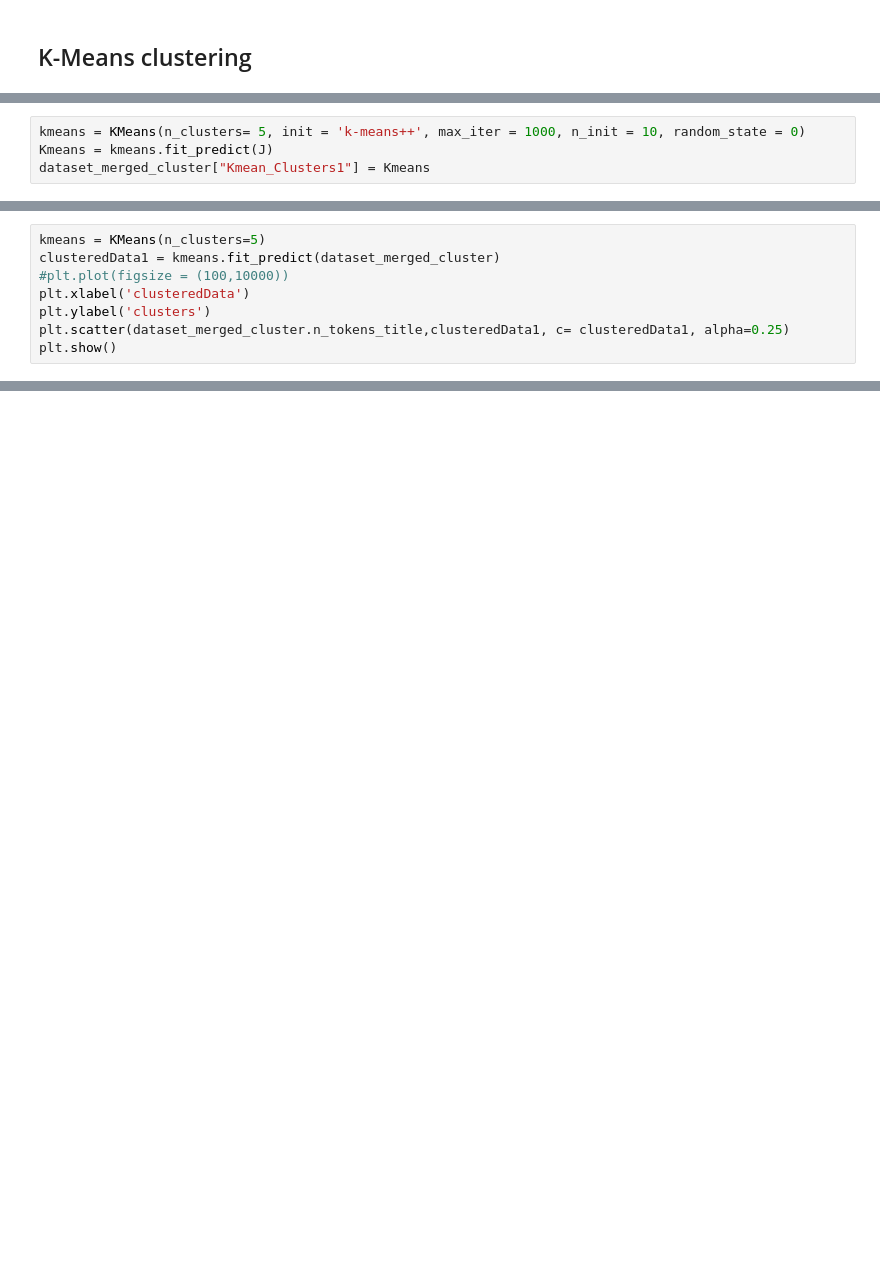
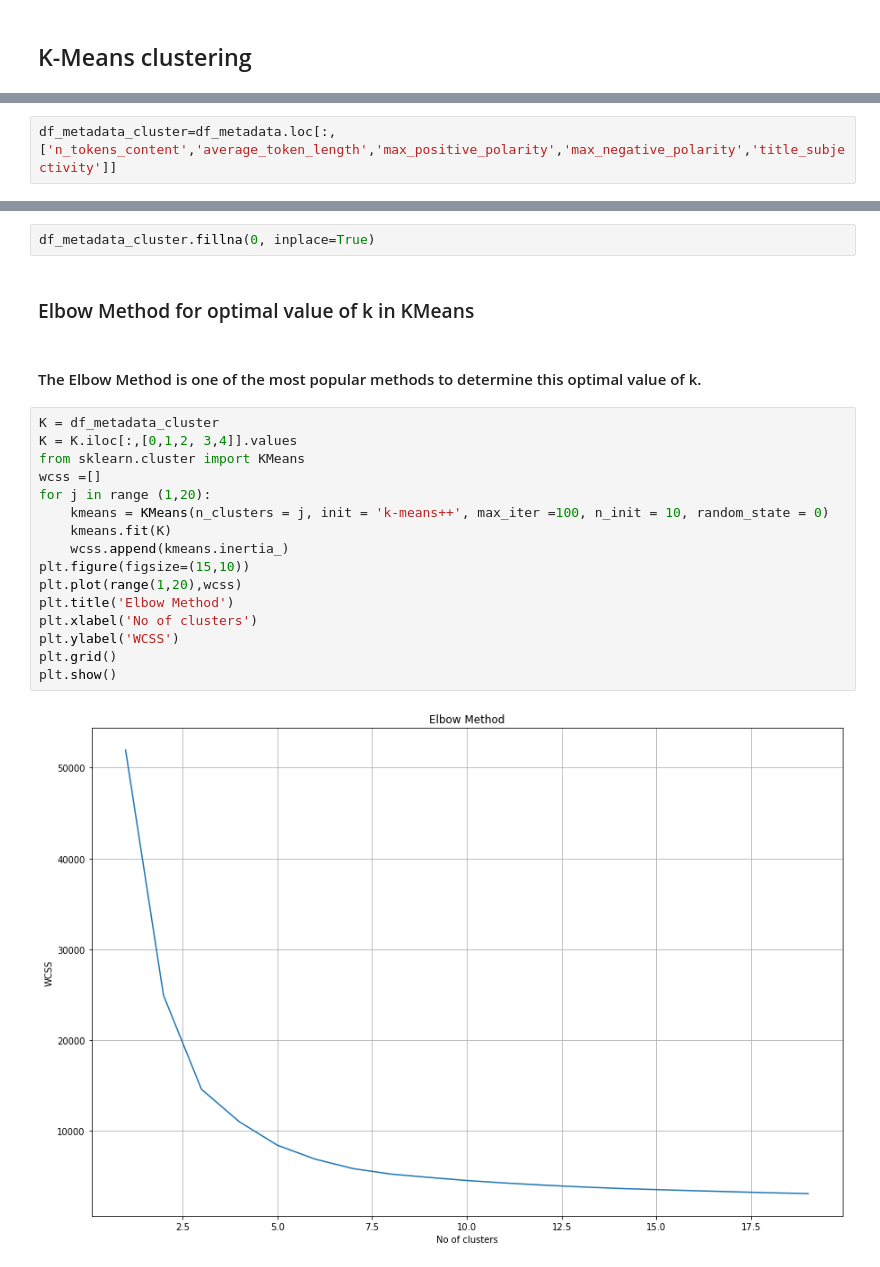
Before and after one commit to ihayet/EECS731_FakeNews_Project, a Jupyter notebook: notebooks/Kaggle_Featureextractions_clustering.ipynb, the cells around one changed output, grey strips where cells are left out. Drawn from its saved outputs; the diff is of its cells as text; blank space fills up the shorter version.

```diff
--- a/notebooks/Kaggle_Featureextractions_clustering.ipynb
+++ b/notebooks/Kaggle_Featureextractions_clustering.ipynb
@@ -290,4 +66,0 @@ dataset_merged_cluster['title'] = dataset_merged_cluster['title'].astype(str)
-# %%
-kmeans = KMeans(n_clusters= 5, init = 'k-means++', max_iter = 1000, n_init = 10, random_state = 0)
-Kmeans = kmeans.fit_predict(J)
-dataset_merged_cluster["Kmean_Clusters1"] = Kmeans
@@ -342,8 +66,0 @@ Name: n_tokens_title, dtype: int64
-# %%
-kmeans = KMeans(n_clusters=5)
-clusteredData1 = kmeans.fit_predict(dataset_merged_cluster)
-#plt.plot(figsize = (100,10000))
-plt.xlabel('clusteredData')
-plt.ylabel('clusters')
-plt.scatter(dataset_merged_cluster.n_tokens_title,clusteredData1, c= clusteredData1, alpha=0.25)
-plt.show()
@@ -465,0 +82,2 @@ Name: n_tokens_title, dtype: int64
+# %%
+df_metadata_cluster=df_metadata.loc[:,['n_tokens_content','average_token_length','max_positive_polarity','max_negative_polarity','title_subjectivity']]
@@ -465,0 +95,24 @@ Name: n_tokens_title, dtype: int64
+# %%
+df_metadata_cluster.fillna(0, inplace=True)
+# %% [markdown]
+### Elbow Method for optimal value of k in KMeans
+# %% [markdown]
+#### The Elbow Method is one of the most popular methods to determine this optimal value of k.
+# %%
+K = df_metadata_cluster
+K = K.iloc[:,[0,1,2, 3,4]].values
+from sklearn.cluster import KMeans
+wcss =[]
+for j in range (1,20):
+    kmeans = KMeans(n_clusters = j, init = 'k-means++', max_iter =100, n_init = 10, random_state = 0)
+    kmeans.fit(K)
+    wcss.append(kmeans.inertia_)
+plt.figure(figsize=(15,10))
+plt.plot(range(1,20),wcss)
+plt.title('Elbow Method')
+plt.xlabel('No of clusters')
+plt.ylabel('WCSS')
+plt.grid()
+plt.show()
+# %% [output]
+[figure, added]
```
Also changed, not shown: parts of 66 cells of this notebook.
